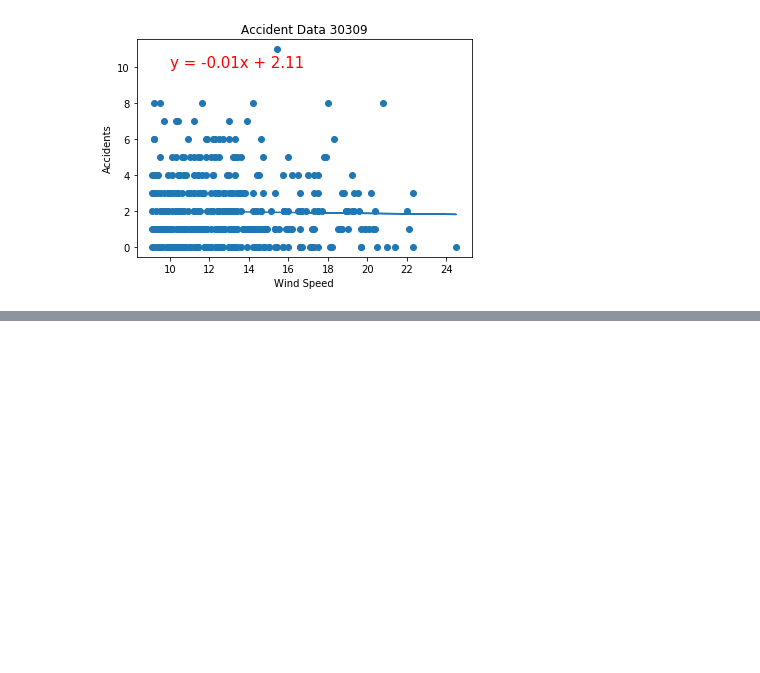
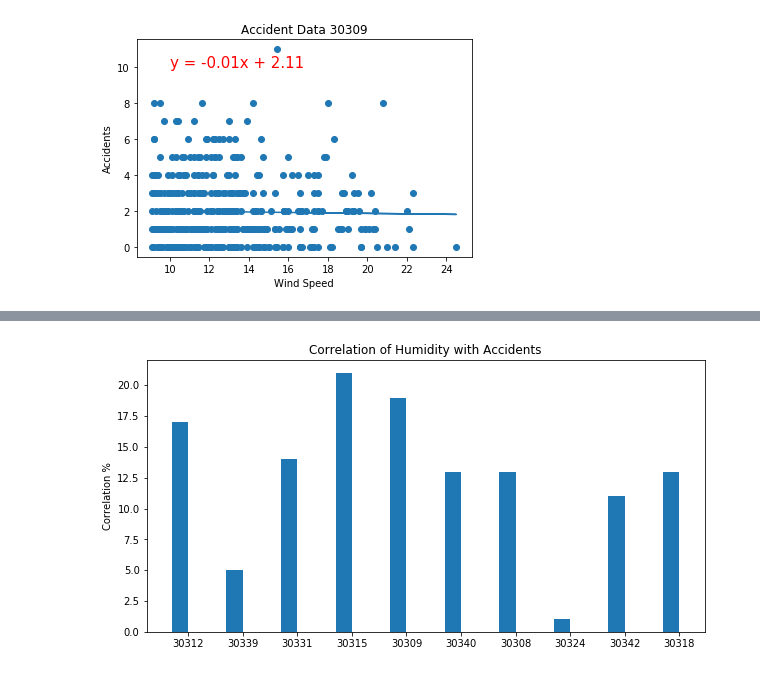
Before and after one commit to alexcaughman/iteration_station, a Jupyter notebook: slw_bar_charts-FINAL.ipynb, the cells around one changed output, grey strips where cells are left out. Saved outputs shown, nothing was run; the diff lists cells and outputs as text; code cells hidden in the pictures; blank space fills up the shorter version.

```diff
--- a/slw_bar_charts-FINAL.ipynb
+++ b/slw_bar_charts-FINAL.ipynb
@@ -623,0 +684,52 @@ The correlation between High Wind Speed and accidents is -2.0%
+# %%
+# list of correlations to all days and traffic accidents
+hcorr30312=round(st.pearsonr(zip30312_df['Relative Humidity'], zip30312_df['Accident_ct'])[0],2)*100
+hcorr30339=round(st.pearsonr(zip30339_df['Relative Humidity'], zip30339_df['Accident_ct'])[0],2)*100
+hcorr30331=round(st.pearsonr(zip30331_df['Relative Humidity'], zip30331_df['Accident_ct'])[0],2)*100
+hcorr30315=round(st.pearsonr(zip30315_df['Relative Humidity'], zip30315_df['Accident_ct'])[0],2)*100
+hcorr30309=round(st.pearsonr(zip30309_df['Relative Humidity'], zip30309_df['Accident_ct'])[0],2)*100
+hcorr30340=round(st.pearsonr(zip30340_df['Relative Humidity'], zip30340_df['Accident_ct'])[0],2)*100
+hcorr30308=round(st.pearsonr(zip30308_df['Relative Humidity'], zip30308_df['Accident_ct'])[0],2)*100
+hcorr30324=round(st.pearsonr(zip30324_df['Relative Humidity'], zip30324_df['Accident_ct'])[0],2)*100
+hcorr30342=round(st.pearsonr(zip30342_df['Relative Humidity'], zip30342_df['Accident_ct'])[0],2)*100
+hcorr30318=round(st.pearsonr(zip30318_df['Relative Humidity'], zip30318_df['Accident_ct'])[0],2)*100
+hcorrlist=[hcorr30312,hcorr30339,hcorr30331,hcorr30315,hcorr30309,
+              hcorr30340,hcorr30308,hcorr30324,hcorr30342,hcorr30318]
+
+
+# print(wcorrlist)
+
+
+# Numbers of bars you want
+N = 10
+
+# Data on X-axis
+
+
+blue_bar = (hcorrlist)
+
+# Position of bars on x-axis
+ind = np.arange(N)
+
+# Figure size
+plt.figure(figsize=(10,5))
+
+# Width of a bar
+width = 0.3
+
+# Plotting
+plt.bar(ind, blue_bar , width, label='Correlation')
+
+plt.ylabel('Correlation %')
+plt.title('Correlation of Humidity with Accidents')
+
+# xticks()
+# First argument - A list of positions at which ticks should be placed
+# Second argument -  A list of labels to place at the given locations
+plt.xticks(ind + width/2 , (x_ticks_labels))
+
+# Finding the best position for legends and putting it
+# plt.legend(loc='best')
+plt.show()
+# %% [output]
+[figure, added]
```
Also changed, not shown: parts of 8 cells of this notebook.
